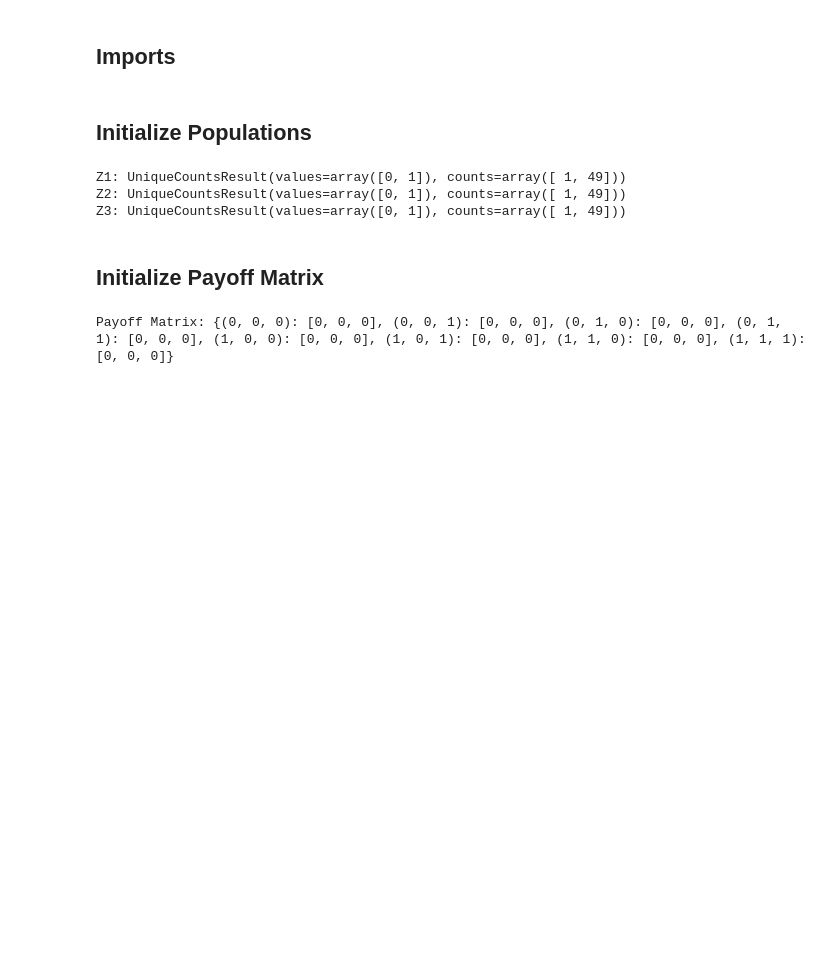
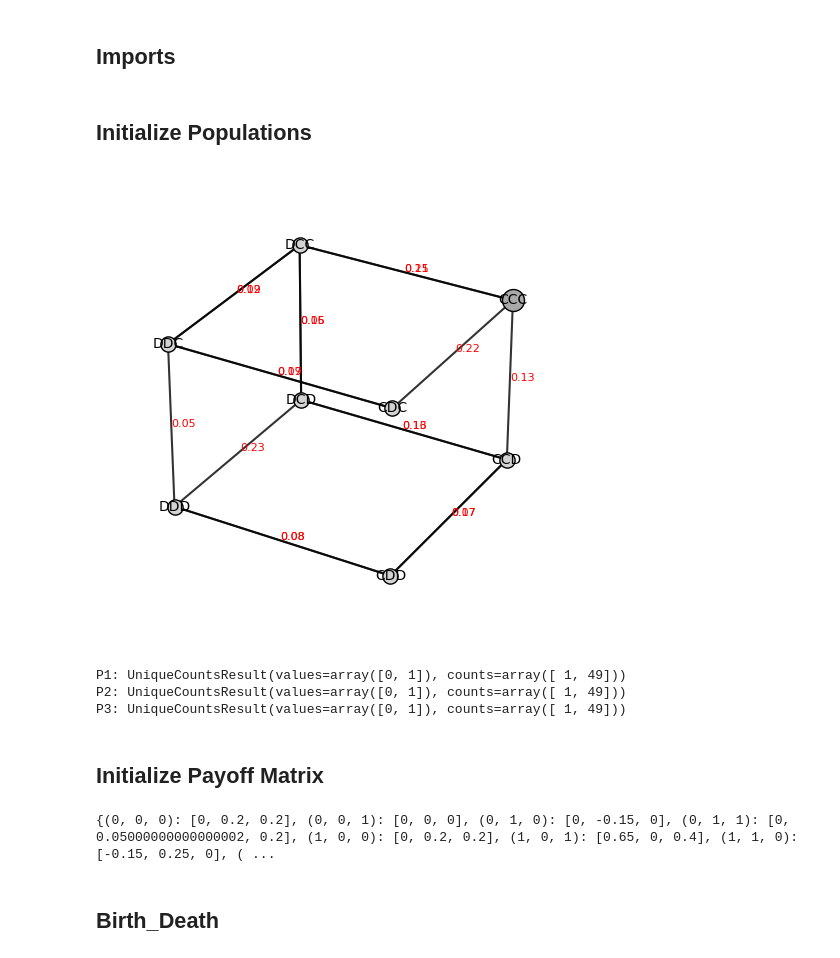
Before and after one commit to dalnakeb/Recommendation_Systems_Evolutionary_Dynamics, a Jupyter notebook: notebooks/rec_sys_evol_dyn.ipynb, the cells around one changed output. Drawn from its saved outputs; the diff is of its cells as text; code cells hidden in the pictures; blank space fills up the shorter version.

Commit message:
stationary dist + transition matrix (with fixation prob)

```diff
--- a/notebooks/rec_sys_evol_dyn.ipynb
+++ b/notebooks/rec_sys_evol_dyn.ipynb
@@ -8,23 +9,49 @@ import numpy as np
 # %% [markdown]
 ## Initialize Populations
+# %%
+# Example usage (with a dummy 8x8 matrix):
+matrix = np.random.rand(8, 8)
+# Normalize each row so they sum to 1:
+matrix = matrix / matrix.sum(axis=1, keepdims=True)
+game.plot_transition_matrix(matrix)
+# %% [output]
+[figure, added]
 # %%
-N = 50
+Ns = [50, 50, 50]
 x, y, z = 0.01, 0.01, 0.01
-fractions = [[x,1-x], [y, 1-y], [z, 1-z]]
-Z1, Z2, Z3 = EGT.init_populations(Ns=[N, N, N], fractionss=fractions)
-print(f"Z1: {np.unique_counts(Z1)}")
-print(f"Z2: {np.unique_counts(Z2)}")
-print(f"Z3: {np.unique_counts(Z3)}")
+fractionss = [[x,1-x], [y, 1-y], [z, 1-z]]
+game = EGT.Game(Ns, fractionss)
+P1, P2, P3 = game.get_populations()
+print(f"P1: {np.unique_counts(P1)}")
+print(f"P2: {np.unique_counts(P2)}")
+print(f"P3: {np.unique_counts(P3)}")
 # %% [output]
-Z1: UniqueCountsResult(values=array([0, 1]), counts=array([ 1, 49]))
-Z2: UniqueCountsResult(values=array([0, 1]), counts=array([ 1, 49]))
-Z3: UniqueCountsResult(values=array([0, 1]), counts=array([ 1, 49]))
+P1: UniqueCountsResult(values=array([0, 1]), counts=array([ 1, 49]))
+P2: UniqueCountsResult(values=array([0, 1]), counts=array([ 1, 49]))
+P3: UniqueCountsResult(values=array([0, 1]), counts=array([ 1, 49]))
 # %% [markdown]
 ## Initialize Payoff Matrix
 # %%
-strategies = [0, 1]  # D:0, C:1
-n = 3
-payoff_matrix = EGT.init_payoff_matrix(strategies=strategies, n=n)
-print(f"Payoff Matrix: {payoff_matrix}")
+paramss = [[0.15, 0.15, 0.4, 0.8, 0.2], [0.15, 0.15, 0.4, 0, 0.2], [0.2, 0.5, 0.6, 0, 0.3]]
+params = paramss[0]
+cs = params[0]
+ct = params[1]
+bs = params[2]
+br = params[3]
+alpha = params[4]
+
+payoff_matrix = {(0, 0, 0): [0, alpha, alpha],
+                 (0, 0, 1): [0, 0, 0],
+                 (0, 1, 0): [0, -ct, 0],
+                 (0, 1, 1): [0, alpha - ct, alpha],
+                 (1, 0, 0): [0, alpha, alpha],
+                 (1, 0, 1): [br - cs, 0, bs],
+                 (1, 1, 0): [-cs, bs - ct, 0],
+                 (1, 1, 1): [br - 2*cs, alpha + bs - ct, alpha + bs]}
+
+game.set_payoff_matrix(payoff_matrix)
+print(game.get_payoff_matrix())
 # %% [output]
-Payoff Matrix: {(0, 0, 0): [0, 0, 0], (0, 0, 1): [0, 0, 0], (0, 1, 0): [0, 0, 0], (0, 1, 1): [0, 0, 0], (1, 0, 0): [0, 0, 0], (1, 0, 1): [0, 0, 0], (1, 1, 0): [0, 0, 0], (1, 1, 1): [0, 0, 0]}
+{(0, 0, 0): [0, 0.2, 0.2], (0, 0, 1): [0, 0, 0], (0, 1, 0): [0, -0.15, 0], (0, 1, 1): [0, 0.05000000000000002, 0.2], (1, 0, 0): [0, 0.2, 0.2], (1, 0, 1): [0.65, 0, 0.4], (1, 1, 0): [-0.15, 0.25, 0], ( ...
+# %% [markdown]
+## Birth_Death
```
Also changed, not shown: parts of 5 cells of this notebook, 2 other files.
